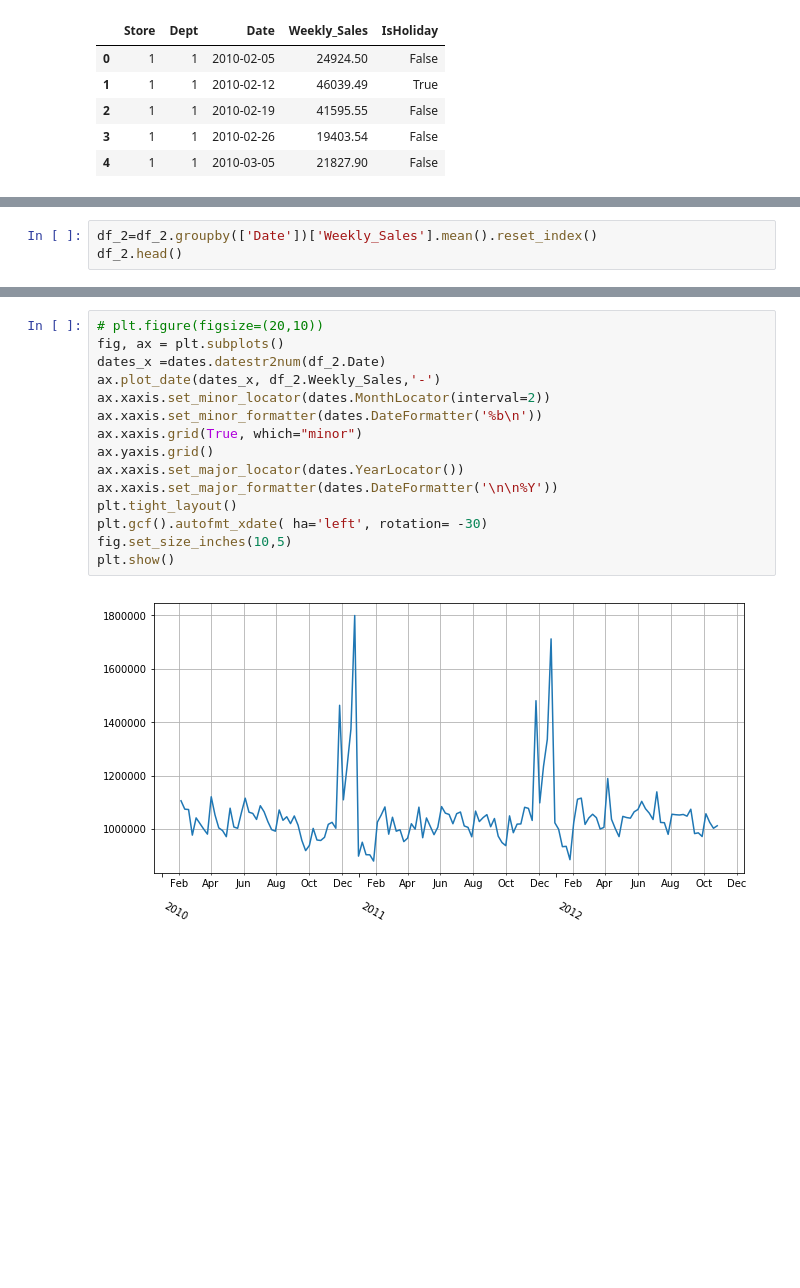
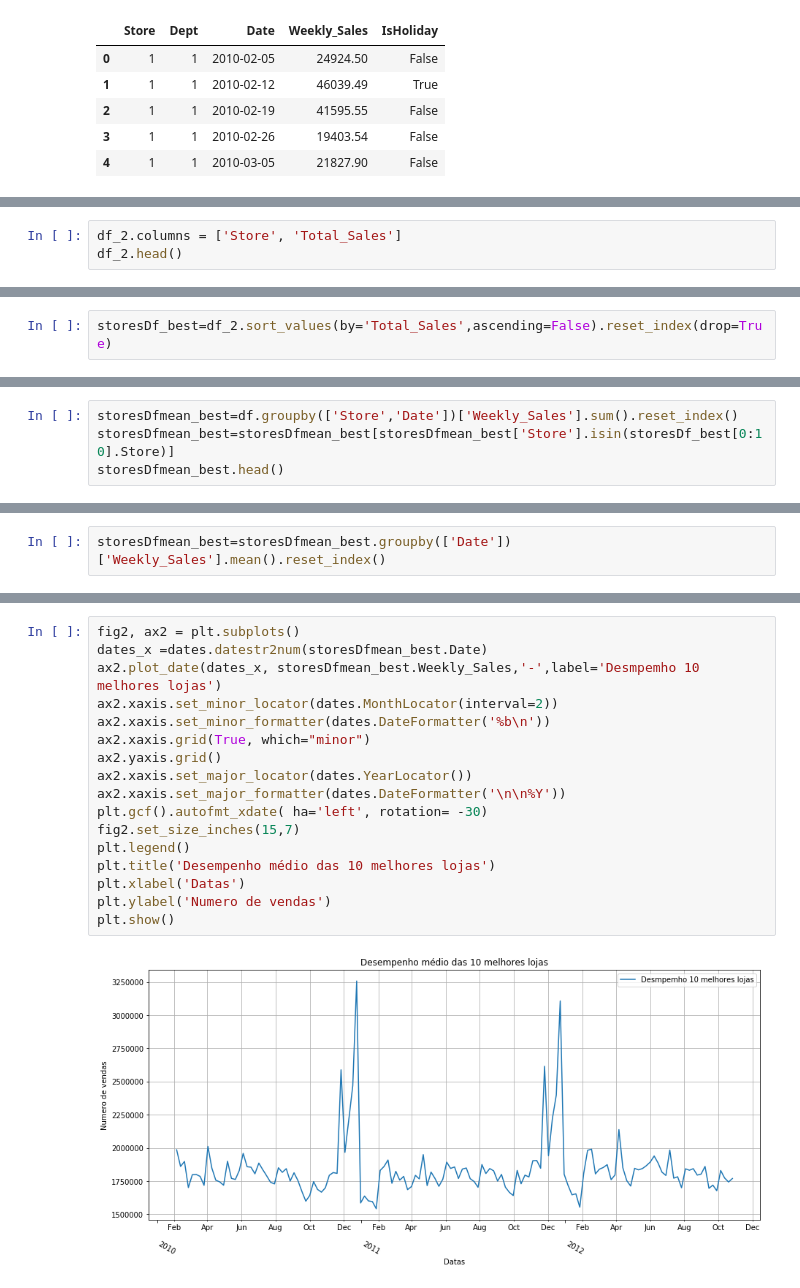
Before and after one commit to vitorhi/Tarefa1_NovosPiratas, a Jupyter notebook: Tarefa 1.ipynb, the cells around one changed output, grey strips where cells are left out. Drawn from its saved outputs; the diff is of its cells as text; blank space fills up the shorter version.

```diff
--- a/Tarefa 1.ipynb
+++ b/Tarefa 1.ipynb
@@ -22,0 +72,3 @@ df_2=df.groupby(['Store','Date'])['Weekly_Sales'].sum().reset_index()
+# %%
+df_2.columns = ['Store', 'Total_Sales']
+df_2.head()
@@ -22,0 +82,2 @@ df_2=df.groupby(['Store','Date'])['Weekly_Sales'].sum().reset_index()
+# %%
+storesDf_best=df_2.sort_values(by='Total_Sales',ascending=False).reset_index(drop=True)
@@ -22,0 +100,4 @@ df_2=df.groupby(['Store','Date'])['Weekly_Sales'].sum().reset_index()
+# %%
+storesDfmean_best=df.groupby(['Store','Date'])['Weekly_Sales'].sum().reset_index()
+storesDfmean_best=storesDfmean_best[storesDfmean_best['Store'].isin(storesDf_best[0:10].Store)]
+storesDfmean_best.head()
@@ -23,3 +111,2 @@ df_2=df.groupby(['Store','Date'])['Weekly_Sales'].sum().reset_index()
 # %%
-df_2=df_2.groupby(['Date'])['Weekly_Sales'].mean().reset_index()
-df_2.head()
+storesDfmean_best=storesDfmean_best.groupby(['Date'])['Weekly_Sales'].mean().reset_index()
@@ -33,17 +122,19 @@ df_2.head()
 # %%
-# plt.figure(figsize=(20,10))
-fig, ax = plt.subplots()
-dates_x =dates.datestr2num(df_2.Date)
-ax.plot_date(dates_x, df_2.Weekly_Sales,'-')
-ax.xaxis.set_minor_locator(dates.MonthLocator(interval=2))
-ax.xaxis.set_minor_formatter(dates.DateFormatter('%b\n'))
-ax.xaxis.grid(True, which="minor")
-ax.yaxis.grid()
-ax.xaxis.set_major_locator(dates.YearLocator())
-ax.xaxis.set_major_formatter(dates.DateFormatter('\n\n%Y'))
-plt.tight_layout()
+fig2, ax2 = plt.subplots()
+dates_x =dates.datestr2num(storesDfmean_best.Date)
+ax2.plot_date(dates_x, storesDfmean_best.Weekly_Sales,'-',label='Desmpemho 10 melhores lojas')
+ax2.xaxis.set_minor_locator(dates.MonthLocator(interval=2))
+ax2.xaxis.set_minor_formatter(dates.DateFormatter('%b\n'))
+ax2.xaxis.grid(True, which="minor")
+ax2.yaxis.grid()
+ax2.xaxis.set_major_locator(dates.YearLocator())
+ax2.xaxis.set_major_formatter(dates.DateFormatter('\n\n%Y'))
 plt.gcf().autofmt_xdate( ha='left', rotation= -30)
-fig.set_size_inches(10,5)
+fig2.set_size_inches(15,7)
+plt.legend()
+plt.title('Desempenho médio das 10 melhores lojas')
+plt.xlabel('Datas')
+plt.ylabel('Numero de vendas')
 plt.show()
 # %% [output]
-[figure, old version]
+[figure, new version]
```
Also changed, not shown: parts of 45 cells of this notebook.
